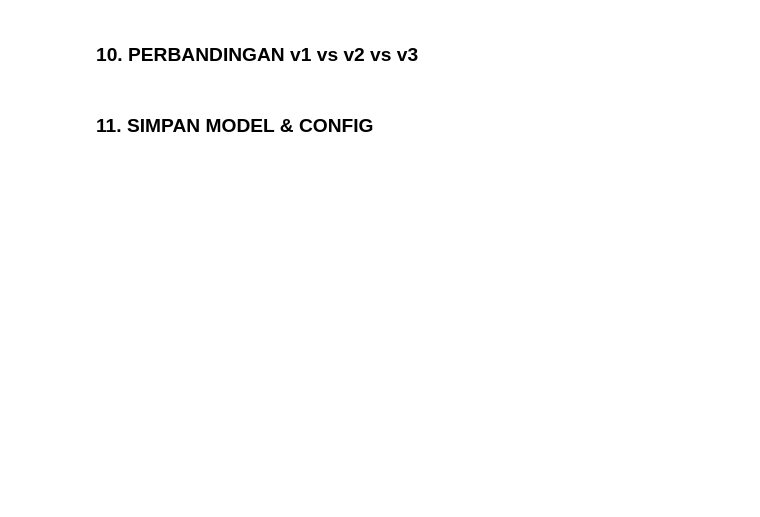
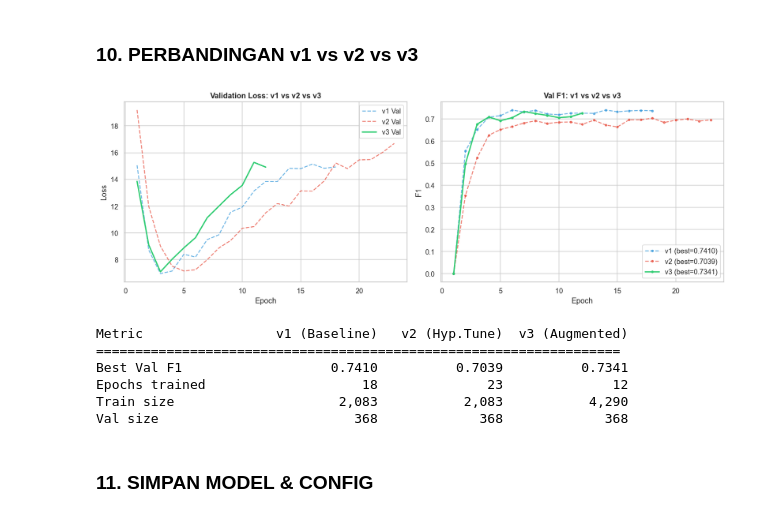
Before and after one commit to jasonnho/TA, a Jupyter notebook: notebooks/06_Training_v3.ipynb, the cells around one changed output. Drawn from its saved outputs; the diff is of its cells as text; code cells hidden in the pictures; blank space fills up the shorter version.

```diff
--- a/notebooks/06_Training_v3.ipynb
+++ b/notebooks/06_Training_v3.ipynb
@@ -103,10 +118,16 @@ print(f'Loss weight : λ1={LAMBDA1}, λ2={LAMBDA2} (paper Eq. 10)')
 # %% [markdown]
 ### 2. LOAD DATA
 # %%
-# Load AUGMENTED BIEOS data
-with open(BIEOS_PATH, 'r', encoding='utf-8') as f:
-    raw_data = json.load(f)
-print(f'Total data (augmented): {len(raw_data)}')
+# Load PRE-SPLIT data dari NB 05
+# Train: augmented (original train + oversampled NEG/NEU)
+# Val: original (tidak diaugmentasi, sama persis dengan NB 03 & 04)
+with open(TRAIN_PATH, 'r', encoding='utf-8') as f:
+    train_raw = json.load(f)
+with open(VAL_PATH, 'r', encoding='utf-8') as f:
+    val_raw = json.load(f)
+
+print(f'Train data (augmented): {len(train_raw)} samples')
+print(f'Val data (original)   : {len(val_raw)} samples')
 
 # Load sentiment lexicon
 def load_lexicon(path):
@@ -281,8 +321,8 @@ for k, v in data_dict.items():
 ### 4. DATASET & DATALOADER
 # %%
 class ABSAMultiTaskDataset(Dataset):
-    def __init__(self, data_dict, indices):
-        self.data = {k: v[indices] for k, v in data_dict.items()}
+    def __init__(self, data_dict):
+        self.data = data_dict
 
     def __len__(self):
         return self.data['input_ids'].size(0)
@@ -290,17 +330,13 @@ class ABSAMultiTaskDataset(Dataset):
     def __getitem__(self, idx):
         return {k: v[idx] for k, v in self.data.items()}
 
-# Train/Val split
-total = len(raw_data)
-indices = torch.randperm(total, generator=torch.Generator().manual_seed(SEED))
-split = int(total * TRAIN_RATIO)
-
-train_dataset = ABSAMultiTaskDataset(data_dict, indices[:split])
-val_dataset = ABSAMultiTaskDataset(data_dict, indices[split:])
+# Data sudah di-split di NB 05 (val = original 368, train = augmented)
+train_dataset = ABSAMultiTaskDataset(train_data_dict)
+val_dataset = ABSAMultiTaskDataset(val_data_dict)
 
 train_loader = DataLoader(train_dataset, batch_size=BATCH_SIZE, shuffle=True)
 val_loader = DataLoader(val_dataset, batch_size=BATCH_SIZE * 2)
 
-print(f'Train: {len(train_dataset)} ({TRAIN_RATIO*100:.0f}%)')
-print(f'Val  : {len(val_dataset)} ({(1-TRAIN_RATIO)*100:.0f}%)')
+print(f'Train: {len(train_dataset)} (augmented)')
+print(f'Val  : {len(val_dataset)} (original, sama dengan NB 03 & 04)')
 print(f'Train batches: {len(train_loader)}')
@@ -523,7 +575,7 @@ model = HierarchicalMultiTaskABSA(
     num_final=len(bieos_labels),
     proj_dim=PROJ_DIM,
     dropout=DROPOUT,
-    asd_weights=asd_weights,
+    asd_weights=None,           # No class weights — augmentasi sudah handle imbalance
     max_relative_position=MAX_REL_POS,
     lambda1=LAMBDA1,
     lambda2=LAMBDA2,
@@ -546,6 +598,7 @@ print(f'Frozen parameters   : {frozen:,} ({frozen/total_params*100:.1f}%)')
 print(f'BERT hidden size    : {model.bert.config.hidden_size}')
 print(f'\nFrozen: embeddings + layers 0-{FREEZE_LAYERS-1}')
 print(f'Trainable: layers {FREEZE_LAYERS}-23 + all task heads')
+print(f'ASD class weights   : None (augmentasi sudah balance data)')
 print(f'\nNew components (vs v1/v2):')
 print(f'  Cross-Attention ASD : {sum(p.numel() for p in model.cross_attention.parameters()):,} params')
 print(f'  Prior Embedding     : +{len(ate_labels)} input dims to ATE projection')
@@ -798,36 +927,43 @@ if comparisons:
     # F1 comparison
     for name, ckpt in comparisons.items():
         h = ckpt['history']
         ep = range(1, len(h['val_f1']) + 1)
         color, style = colors[name]
         axes[1].plot(ep, h['val_f1'], style + 'o', label=f'{name} (best={ckpt["best_f1"]:.4f})',
                      color=color, alpha=0.7, markersize=3)
 
     axes[1].plot(v3_ep, history['val_f1'], '-o', label=f'v3 (best={best_f1:.4f})',
                  color='#2ecc71', linewidth=2, markersize=3)
     axes[1].set_title('Val F1: v1 vs v2 vs v3', fontweight='bold')
     axes[1].set_xlabel('Epoch'); axes[1].set_ylabel('F1')
     axes[1].legend()
 
     plt.tight_layout()
     plt.show()
 
     # Summary table
     print(f'\n{"Metric":<20} {"v1 (Baseline)":>15} {"v2 (Hyp.Tune)":>15} {"v3 (Augmented)":>15}')
     print('=' * 67)
-    for name, ckpt in comparisons.items():
-        pass  # Just for reference
     v1_f1 = comparisons.get('v1', {}).get('best_f1', '-')
     v2_f1 = comparisons.get('v2', {}).get('best_f1', '-')
     print(f'{"Best Val F1":<20} {v1_f1:>15.4f} {v2_f1:>15.4f} {best_f1:>15.4f}')
 
     v1_ep = len(comparisons.get('v1', {}).get('history', {}).get('train_loss', []))
     v2_ep = len(comparisons.get('v2', {}).get('history', {}).get('train_loss', []))
     v3_ep = len(history['train_loss'])
     print(f'{"Epochs trained":<20} {v1_ep:>15} {v2_ep:>15} {v3_ep:>15}')
-    print(f'{"Data size":<20} {"2,451":>15} {"2,451":>15} {len(raw_data):>15,}')
+    print(f'{"Train size":<20} {"2,083":>15} {"2,083":>15} {len(train_raw):>15,}')
+    print(f'{"Val size":<20} {"368":>15} {"368":>15} {len(val_raw):>15}')
 else:
     print('Previous checkpoints not found')
+# %% [output]
+[figure, added]
+Metric                 v1 (Baseline)   v2 (Hyp.Tune)  v3 (Augmented)
+===================================================================
+Best Val F1                   0.7410          0.7039          0.7341
+Epochs trained                    18              23              12
+Train size                     2,083           2,083           4,290
+Val size                         368             368             368
 # %% [markdown]
 ### 11. SIMPAN MODEL & CONFIG
 # %%
```
Also changed, not shown: parts of 12 cells of this notebook, 4 other files.
